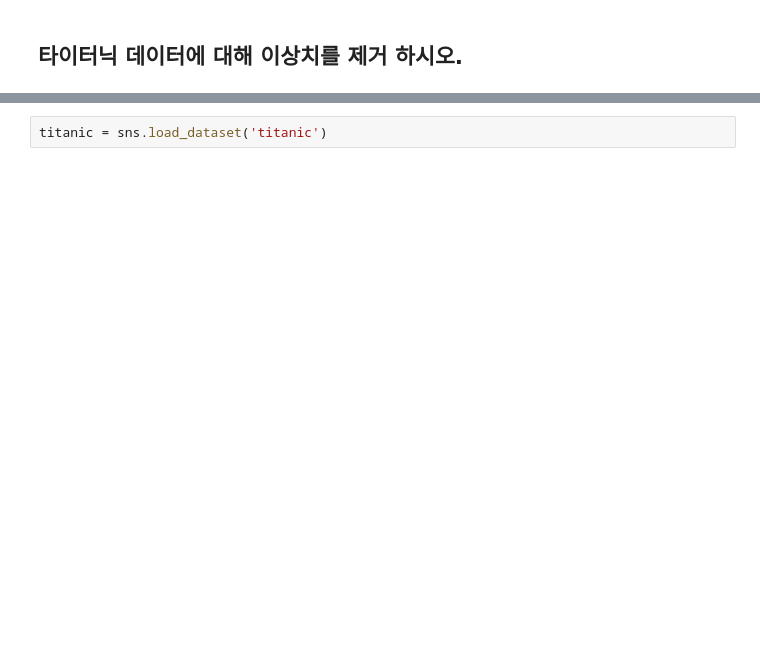
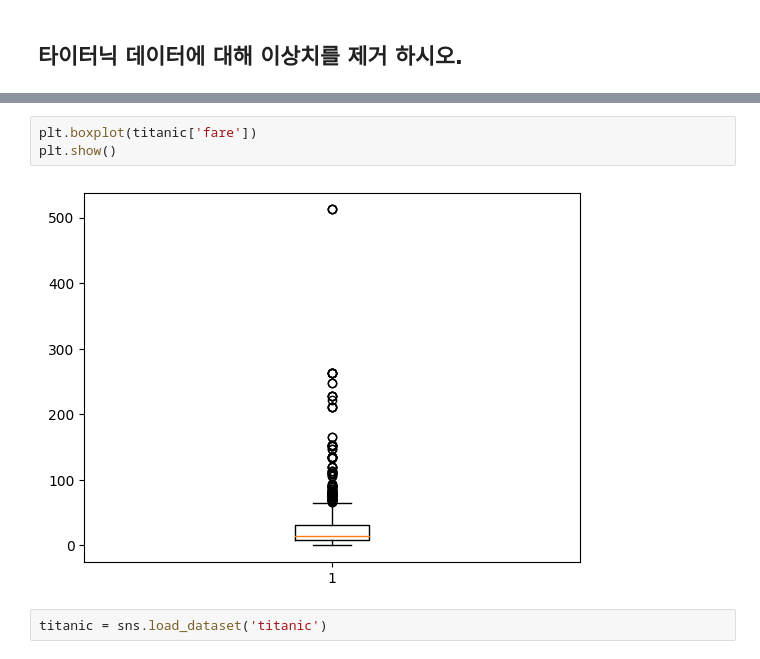
Before and after one commit to yejuPark/ML, a Jupyter notebook: class/1일차/1.머신러닝/01.전처리/2.이상치 처리.ipynb, the cells around one changed output, grey strips where cells are left out. Drawn from its saved outputs; the diff is of its cells as text; blank space fills up the shorter version.

```diff
--- a/class/1일차/1.머신러닝/01.전처리/2.이상치 처리.ipynb
+++ b/class/1일차/1.머신러닝/01.전처리/2.이상치 처리.ipynb
@@ -136,2 +197,7 @@ plt.show()
+# %%
+plt.boxplot(titanic['fare'])
+plt.show()
+# %% [output]
+[figure, added]
 # %%
 titanic = sns.load_dataset('titanic')
```
Also changed, not shown: parts of 8 cells of this notebook.
